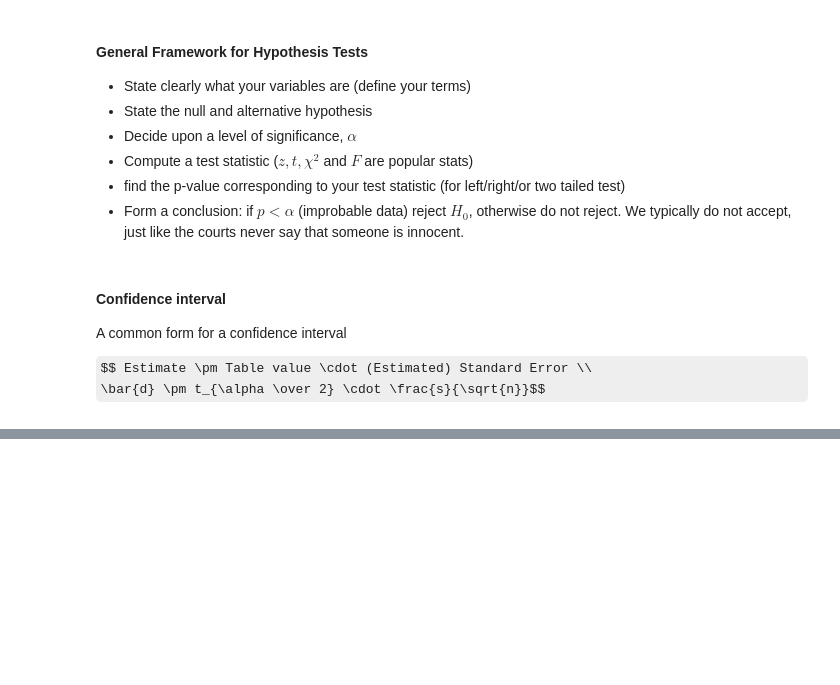
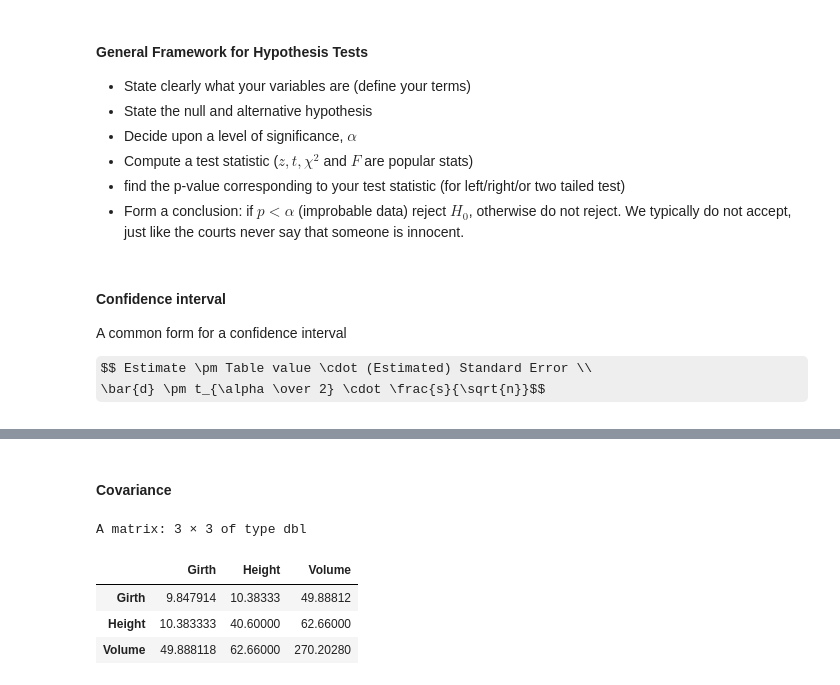
Before and after one commit to anilkunwar/coursera, a Jupyter notebook: SUNY_Practical_Time_Series_Analysis/Basic-statistics.ipynb, the cells around one changed output, grey strips where cells are left out. Cells and saved outputs as stored; diff of their text form; code cells hidden in the pictures; some formulas as TeX source; blank space fills up the shorter version.

Commit message:
type: add

```diff
--- a/SUNY_Practical_Time_Series_Analysis/Basic-statistics.ipynb
+++ b/SUNY_Practical_Time_Series_Analysis/Basic-statistics.ipynb
@@ -335,0 +367,10 @@ $$ Estimate \pm Table value \cdot (Estimated) Standard Error \\
+# %% [markdown]
+#### Covariance
+# %%
+cov(trees)
+# %% [output]
+A matrix: 3 × 3 of type dbl
+|  | Girth | Height | Volume |
+| Girth | 9.847914 | 10.38333 | 49.88812 |
+| Height | 10.383333 | 40.60000 | 62.66000 |
+| Volume | 49.888118 | 62.66000 | 270.20280 |
```
Also changed, not shown: parts of 10 cells of this notebook, 1 other file.
